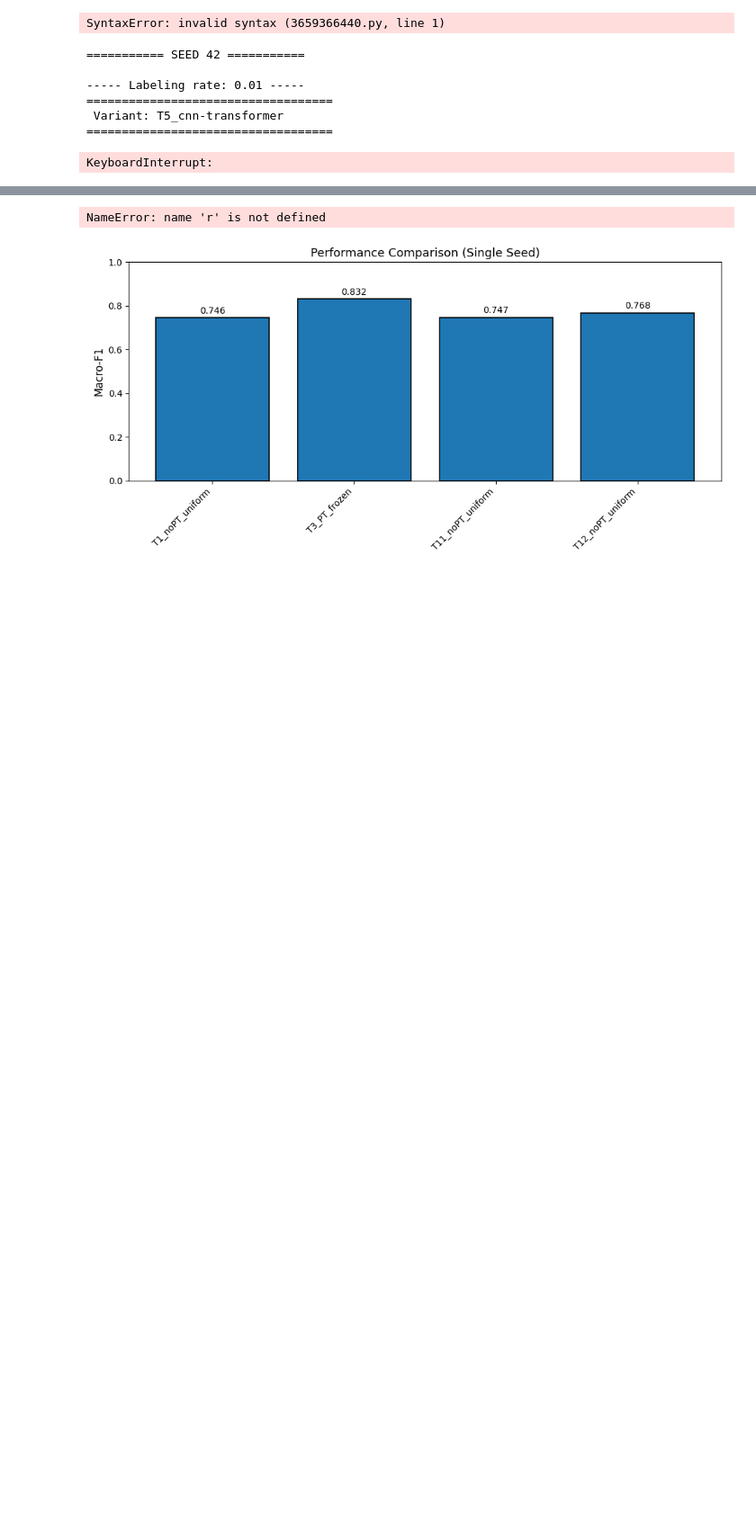
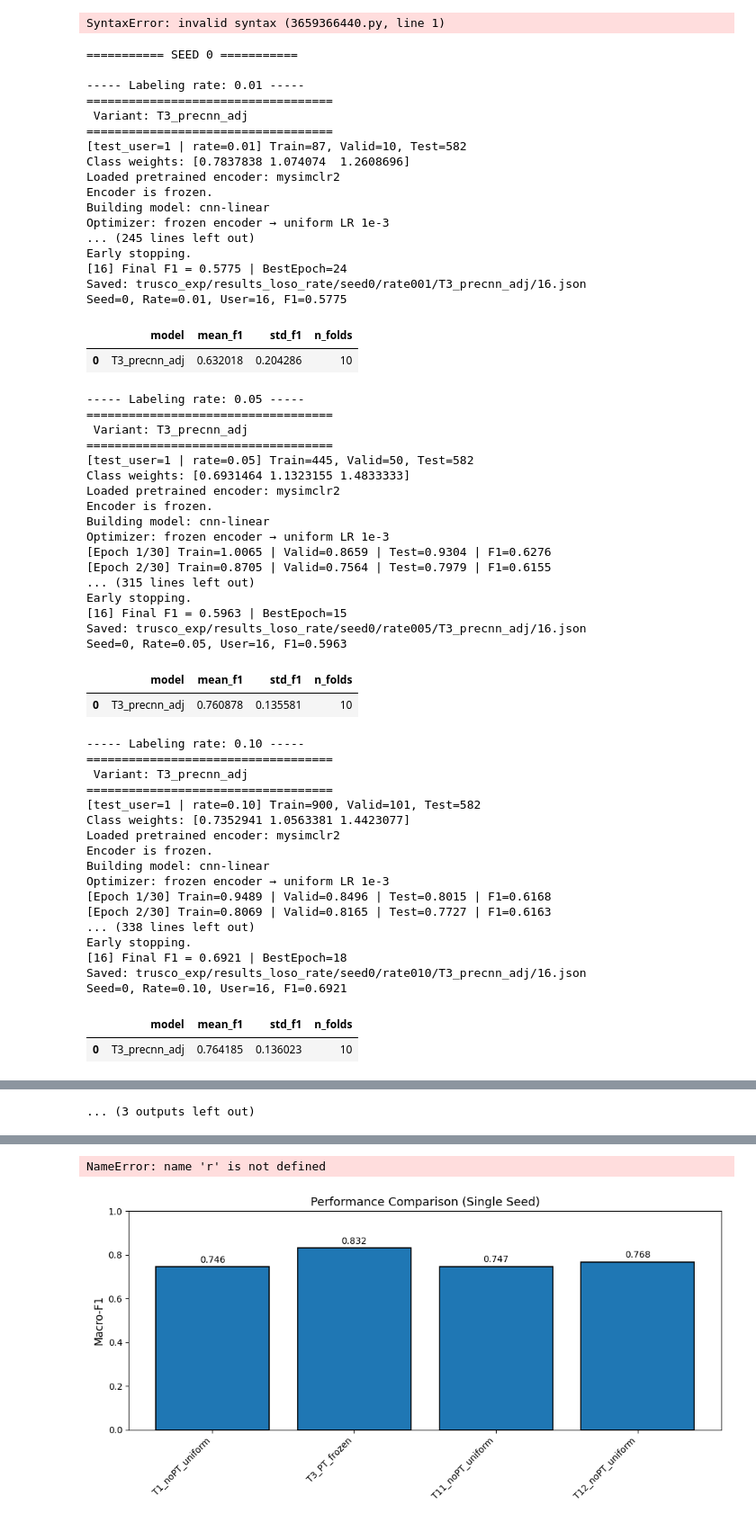
Before and after one commit to kisho-ucl/har_trusco, a Jupyter notebook: LOOCV2_labeling_rate.ipynb, the cells around one changed output, grey strips where cells are left out. Shown at 90% size. Drawn from its saved outputs; the diff is of its cells as text; code cells hidden in the pictures; blank space fills up the shorter version.

```diff
--- a/LOOCV2_labeling_rate.ipynb
+++ b/LOOCV2_labeling_rate.ipynb
@@ -601,14 +601,21 @@ all_entries = {
 }
 
 configs = [
-    ExperimentConfig("multi-trans", "None", False, "uniform", "T5_cnn-transformer", ""),
+
+    #ExperimentConfig("cnn-linear", "None", False, "uniform", "T1_cnn", ""),
+    ExperimentConfig("cnn-linear", "mysimclr2", True, "uniform", "T3_precnn_adj", ""),
+
+    #ExperimentConfig("dcl", "None", False, "uniform", "T4_dcl", ""),
+
+
+    #ExperimentConfig("multi-trans", "None", False, "uniform", "T5_cnn-transformer", ""),
     #ExperimentConfig("multi-trans", "mysimclr2", True, "uniform", "T7_precnn-transformer_adj", ""),
 ]
 
-seeds = [42]
-#labeling_rates = [0.01, 0.05, 0.10, 0.25, 0.50, 0.75, 1.00]
-labeling_rates = [0.01, 0.05, 0.10, 0.25, 0.50, 0.75, 1.00] # デバッグ用に極端な3点だけにする
-sampling_seed = 42
+seeds = [0]
+labeling_rates = [0.01, 0.05, 0.10, 0.25, 0.50, 0.75, 1.00]
+#labeling_rates = [0.75, 1.00] # デバッグ用に極端な3点だけにする
+#sampling_seed = 0
 results_root = "trusco_exp/results_loso_rate"
 num_classes = 3
 
@@ -617,6 +624,7 @@ all_records = []
 for seed in seeds:
     print(f"\n=========== SEED {seed} ===========")
     seed_records = []
+    sampling_seed = seed
 
     for rate in labeling_rates:
         print(f"\n----- Labeling rate: {rate:.2f} -----")
@@ -690,33 +698,83 @@ for seed in seeds:
             .agg(mean_f1=("f1", "mean"), std_f1=("f1", "std"), n_folds=("f1", "size"))
             .sort_values("model")
         )
         rate_summary_df["std_f1"] = rate_summary_df["std_f1"].fillna(0.0)
 
         display(rate_summary_df)
 
         rate_dir = os.path.join(results_root, f"seed{seed}", f"rate{int(rate * 100):03d}")
         os.makedirs(rate_dir, exist_ok=True)
         rate_df.to_csv(os.path.join(rate_dir, "fold_results.csv"), index=False)
         rate_summary_df.to_csv(os.path.join(rate_dir, "summary.csv"), index=False)
 
     if len(seed_records) > 0:
         all_df = pd.DataFrame(seed_records)
         seed_summary_df = (
             all_df.groupby(["rate", "model"], as_index=False)
             .agg(mean_f1=("f1", "mean"), std_f1=("f1", "std"), n_folds=("f1", "size"))
             .sort_values(["rate", "model"])
         )
         seed_summary_df["std_f1"] = seed_summary_df["std_f1"].fillna(0.0)
         seed_dir = os.path.join(results_root, f"seed{seed}")
         os.makedirs(seed_dir, exist_ok=True)
         all_df.to_csv(os.path.join(seed_dir, "all_fold_results.csv"), index=False)
         seed_summary_df.to_csv(os.path.join(seed_dir, "seed_summary.csv"), index=False)
         display(seed_summary_df)
 # %% [output]
-=========== SEED 42 ===========
+=========== SEED 0 ===========
 
 ----- Labeling rate: 0.01 -----
 ===================================
- Variant: T5_cnn-transformer
+ Variant: T3_precnn_adj
 ===================================
+[test_user=1 | rate=0.01] Train=87, Valid=10, Test=582
+Class weights: [0.7837838 1.074074  1.2608696]
+Loaded pretrained encoder: mysimclr2
+Encoder is frozen.
+Building model: cnn-linear
+Optimizer: frozen encoder → uniform LR 1e-3
+... (245 lines left out)
+Early stopping.
+[16] Final F1 = 0.5775 | BestEpoch=24
+Saved: trusco_exp/results_loso_rate/seed0/rate001/T3_precnn_adj/16.json
+Seed=0, Rate=0.01, User=16, F1=0.5775
+|  | model | mean_f1 | std_f1 | n_folds |
+| 0 | T3_precnn_adj | 0.632018 | 0.204286 | 10 |
-KeyboardInterrupt:
+----- Labeling rate: 0.05 -----
+===================================
+ Variant: T3_precnn_adj
+===================================
+[test_user=1 | rate=0.05] Train=445, Valid=50, Test=582
+Class weights: [0.6931464 1.1323155 1.4833333]
+Loaded pretrained encoder: mysimclr2
+Encoder is frozen.
+Building model: cnn-linear
+Optimizer: frozen encoder → uniform LR 1e-3
+[Epoch 1/30] Train=1.0065 | Valid=0.8659 | Test=0.9304 | F1=0.6276
+[Epoch 2/30] Train=0.8705 | Valid=0.7564 | Test=0.7979 | F1=0.6155
+... (315 lines left out)
+Early stopping.
+[16] Final F1 = 0.5963 | BestEpoch=15
+Saved: trusco_exp/results_loso_rate/seed0/rate005/T3_precnn_adj/16.json
+Seed=0, Rate=0.05, User=16, F1=0.5963
+|  | model | mean_f1 | std_f1 | n_folds |
+| 0 | T3_precnn_adj | 0.760878 | 0.135581 | 10 |
+----- Labeling rate: 0.10 -----
+===================================
+ Variant: T3_precnn_adj
+===================================
+[test_user=1 | rate=0.10] Train=900, Valid=101, Test=582
+Class weights: [0.7352941 1.0563381 1.4423077]
+Loaded pretrained encoder: mysimclr2
+Encoder is frozen.
+Building model: cnn-linear
+Optimizer: frozen encoder → uniform LR 1e-3
+[Epoch 1/30] Train=0.9489 | Valid=0.8496 | Test=0.8015 | F1=0.6168
+[Epoch 2/30] Train=0.8069 | Valid=0.8165 | Test=0.7727 | F1=0.6163
+... (338 lines left out)
+Early stopping.
+[16] Final F1 = 0.6921 | BestEpoch=18
+Saved: trusco_exp/results_loso_rate/seed0/rate010/T3_precnn_adj/16.json
+Seed=0, Rate=0.10, User=16, F1=0.6921
+|  | model | mean_f1 | std_f1 | n_folds |
+| 0 | T3_precnn_adj | 0.764185 | 0.136023 | 10 |
@@ -723,3 +838,4 @@ KeyboardInterrupt:
+... (3 outputs left out)
 # %%
 import os
 import json
```
Also changed, not shown: parts of 4 cells of this notebook, 1 other file.
